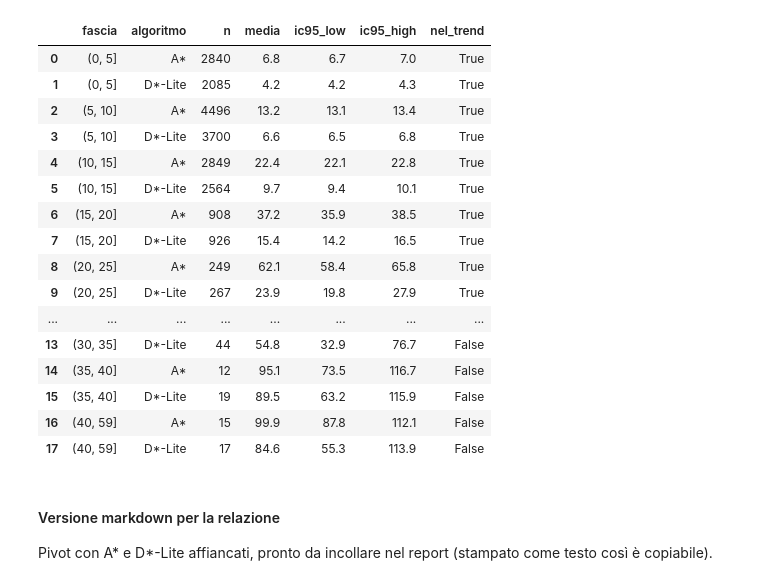
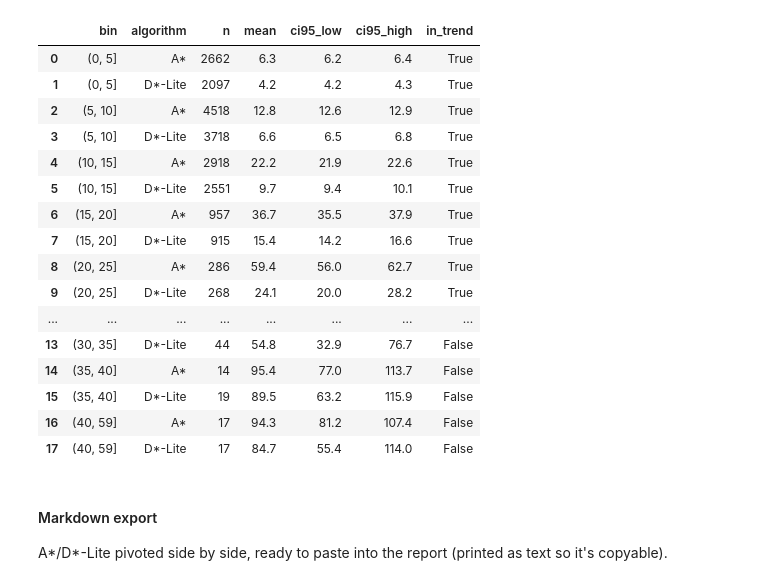
Before and after one commit to FrancescoGuarda/Rob-26-MazeSolver, a Jupyter notebook: notebooks/data_analysis.ipynb, the cells around one changed output. Saved outputs shown, nothing was run; the diff lists cells and outputs as text; code cells hidden in the pictures.

```diff
--- a/notebooks/data_analysis.ipynb
+++ b/notebooks/data_analysis.ipynb
@@ -249,39 +234,39 @@ IC calcolato con approssimazione normale (z = 1.96).
 # %%
-# Media e IC 95% (approssimazione normale, z=1.96) per fascia di distanza residua.
+# Mean and 95% CI (normal approximation, z=1.96) per residual-distance bin.
 bins = [0, 5, 10, 15, 20, 25, 30, 35, 40, int(events["residual_distance"].max())]
-ev_binned = events.assign(fascia=pd.cut(events["residual_distance"], bins))
+ev_binned = events.assign(bin=pd.cut(events["residual_distance"], bins))
 
-tab_fasce = (ev_binned.groupby(["fascia", "algoritmo"], observed=True)["nodes_expanded"]
-             .agg(n="size", media="mean", std="std").reset_index())
-sem = tab_fasce["std"] / np.sqrt(tab_fasce["n"])
-tab_fasce["ic95_low"] = (tab_fasce["media"] - 1.96 * sem).round(1)
-tab_fasce["ic95_high"] = (tab_fasce["media"] + 1.96 * sem).round(1)
-tab_fasce["media"] = tab_fasce["media"].round(1)
-tab_fasce["nel_trend"] = tab_fasce["fascia"].apply(lambda f: f.right <= RESIDUAL_MAX)
-tab_fasce = tab_fasce[["fascia", "algoritmo", "n", "media",
-                       "ic95_low", "ic95_high", "nel_trend"]]
-tab_fasce
+bin_table = (ev_binned.groupby(["bin", "algorithm"], observed=True)["nodes_expanded"]
+             .agg(n="size", mean="mean", std="std").reset_index())
+sem = bin_table["std"] / np.sqrt(bin_table["n"])
+bin_table["ci95_low"] = (bin_table["mean"] - 1.96 * sem).round(1)
+bin_table["ci95_high"] = (bin_table["mean"] + 1.96 * sem).round(1)
+bin_table["mean"] = bin_table["mean"].round(1)
+bin_table["in_trend"] = bin_table["bin"].apply(lambda b: b.right <= RESIDUAL_MAX)
+bin_table = bin_table[["bin", "algorithm", "n", "mean",
+                       "ci95_low", "ci95_high", "in_trend"]]
+bin_table
 # %% [output]
-|  | fascia | algoritmo | n | media | ic95_low | ic95_high | nel_trend |
-| 0 | (0, 5] | A* | 2840 | 6.8 | 6.7 | 7.0 | True |
-| 1 | (0, 5] | D*-Lite | 2085 | 4.2 | 4.2 | 4.3 | True |
-| 2 | (5, 10] | A* | 4496 | 13.2 | 13.1 | 13.4 | True |
-| 3 | (5, 10] | D*-Lite | 3700 | 6.6 | 6.5 | 6.8 | True |
-| 4 | (10, 15] | A* | 2849 | 22.4 | 22.1 | 22.8 | True |
-| 5 | (10, 15] | D*-Lite | 2564 | 9.7 | 9.4 | 10.1 | True |
-| 6 | (15, 20] | A* | 908 | 37.2 | 35.9 | 38.5 | True |
-| 7 | (15, 20] | D*-Lite | 926 | 15.4 | 14.2 | 16.5 | True |
-| 8 | (20, 25] | A* | 249 | 62.1 | 58.4 | 65.8 | True |
-| 9 | (20, 25] | D*-Lite | 267 | 23.9 | 19.8 | 27.9 | True |
+|  | bin | algorithm | n | mean | ci95_low | ci95_high | in_trend |
+| 0 | (0, 5] | A* | 2662 | 6.3 | 6.2 | 6.4 | True |
+| 1 | (0, 5] | D*-Lite | 2097 | 4.2 | 4.2 | 4.3 | True |
+| 2 | (5, 10] | A* | 4518 | 12.8 | 12.6 | 12.9 | True |
+| 3 | (5, 10] | D*-Lite | 3718 | 6.6 | 6.5 | 6.8 | True |
+| 4 | (10, 15] | A* | 2918 | 22.2 | 21.9 | 22.6 | True |
+| 5 | (10, 15] | D*-Lite | 2551 | 9.7 | 9.4 | 10.1 | True |
+| 6 | (15, 20] | A* | 957 | 36.7 | 35.5 | 37.9 | True |
+| 7 | (15, 20] | D*-Lite | 915 | 15.4 | 14.2 | 16.6 | True |
+| 8 | (20, 25] | A* | 286 | 59.4 | 56.0 | 62.7 | True |
+| 9 | (20, 25] | D*-Lite | 268 | 24.1 | 20.0 | 28.2 | True |
 | ... | ... | ... | ... | ... | ... | ... | ... |
 | 13 | (30, 35] | D*-Lite | 44 | 54.8 | 32.9 | 76.7 | False |
-| 14 | (35, 40] | A* | 12 | 95.1 | 73.5 | 116.7 | False |
+| 14 | (35, 40] | A* | 14 | 95.4 | 77.0 | 113.7 | False |
 | 15 | (35, 40] | D*-Lite | 19 | 89.5 | 63.2 | 115.9 | False |
-| 16 | (40, 59] | A* | 15 | 99.9 | 87.8 | 112.1 | False |
-| 17 | (40, 59] | D*-Lite | 17 | 84.6 | 55.3 | 113.9 | False |
+| 16 | (40, 59] | A* | 17 | 94.3 | 81.2 | 107.4 | False |
+| 17 | (40, 59] | D*-Lite | 17 | 84.7 | 55.4 | 114.0 | False |
-# %% [markdown]
-#### Versione markdown per la relazione
-
-Pivot con A\* e D\*-Lite affiancati, pronto da incollare nel report (stampato come
-testo così è copiabile).
+# %% [markdown]
+#### Markdown export
+
+A\*/D\*-Lite pivoted side by side, ready to paste into the report (printed as
+text so it's copyable).
 # %%
```
Also changed, not shown: parts of 22 cells of this notebook.
